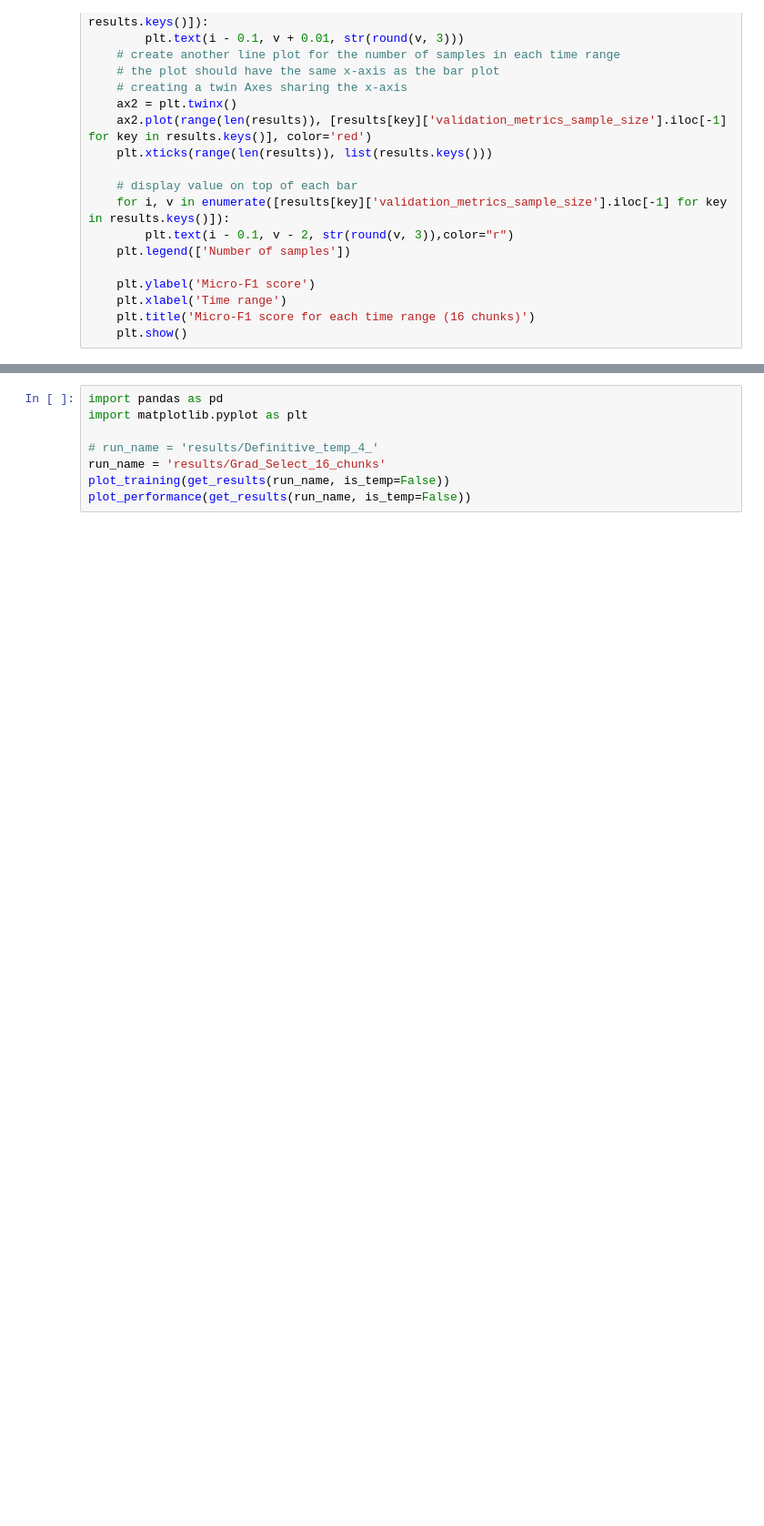
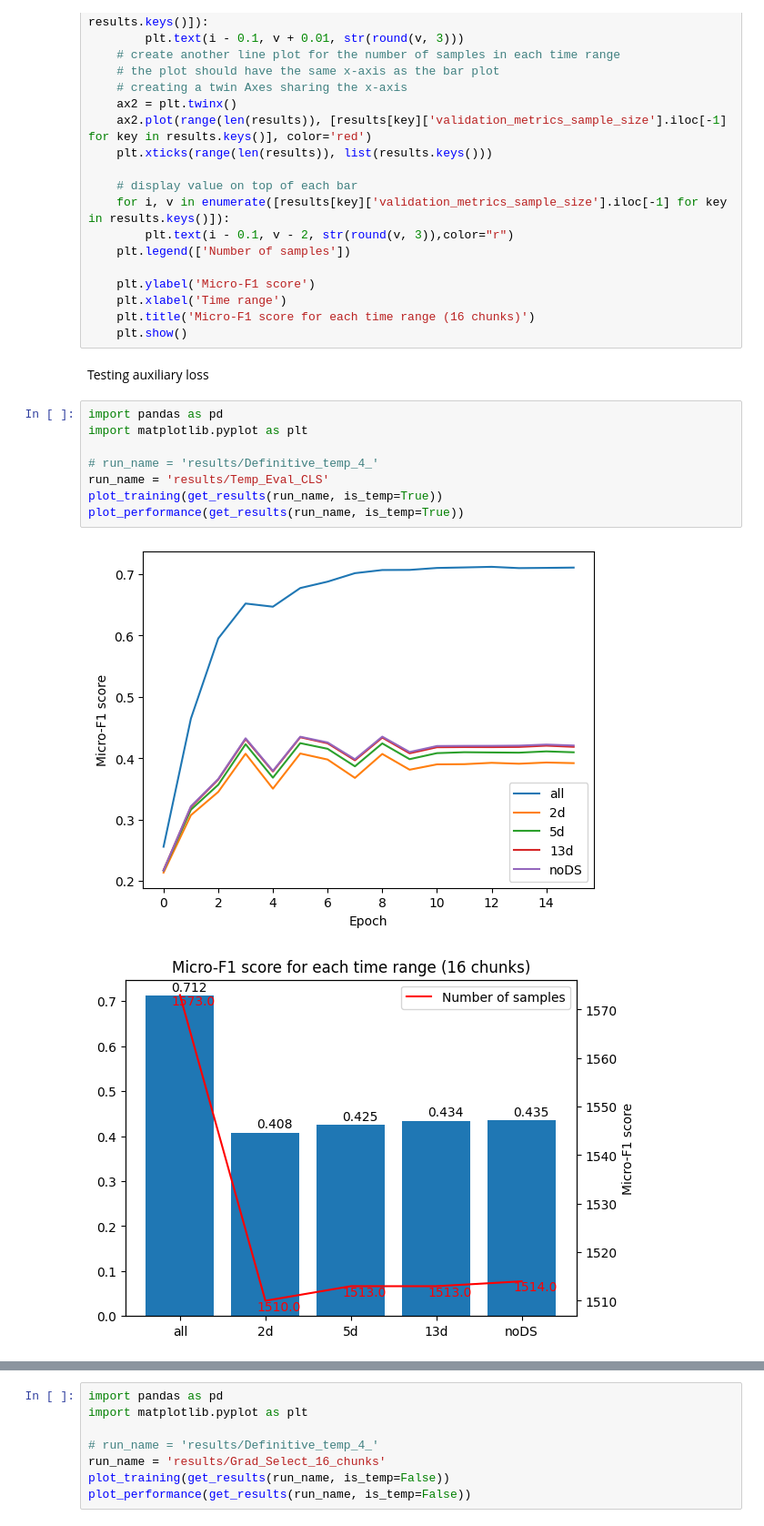
Before and after one commit to mireiahernandez/icd-continuous-prediction, a Jupyter notebook: visualize_results.ipynb, the cells around one changed output, grey strips where cells are left out. Shown: that part at 91% size. Drawn from its saved outputs; the diff is of its cells as text; blank space fills up the shorter version.

Commit message:
viz new results with aux loss

```diff
--- a/visualize_results.ipynb
+++ b/visualize_results.ipynb
@@ -46,3 +46,16 @@ def plot_performance(results):
     plt.xlabel('Time range')
     plt.title('Micro-F1 score for each time range (16 chunks)')
     plt.show()
+# %% [markdown]
+Testing auxiliary loss
+# %%
+import pandas as pd
+import matplotlib.pyplot as plt
+
+# run_name = 'results/Definitive_temp_4_'
+run_name = 'results/Temp_Eval_CLS'
+plot_training(get_results(run_name, is_temp=True))
+plot_performance(get_results(run_name, is_temp=True))
+# %% [output]
+[figure, added]
+[figure, added]
```
Also changed, not shown: parts of 1 cell of this notebook.
